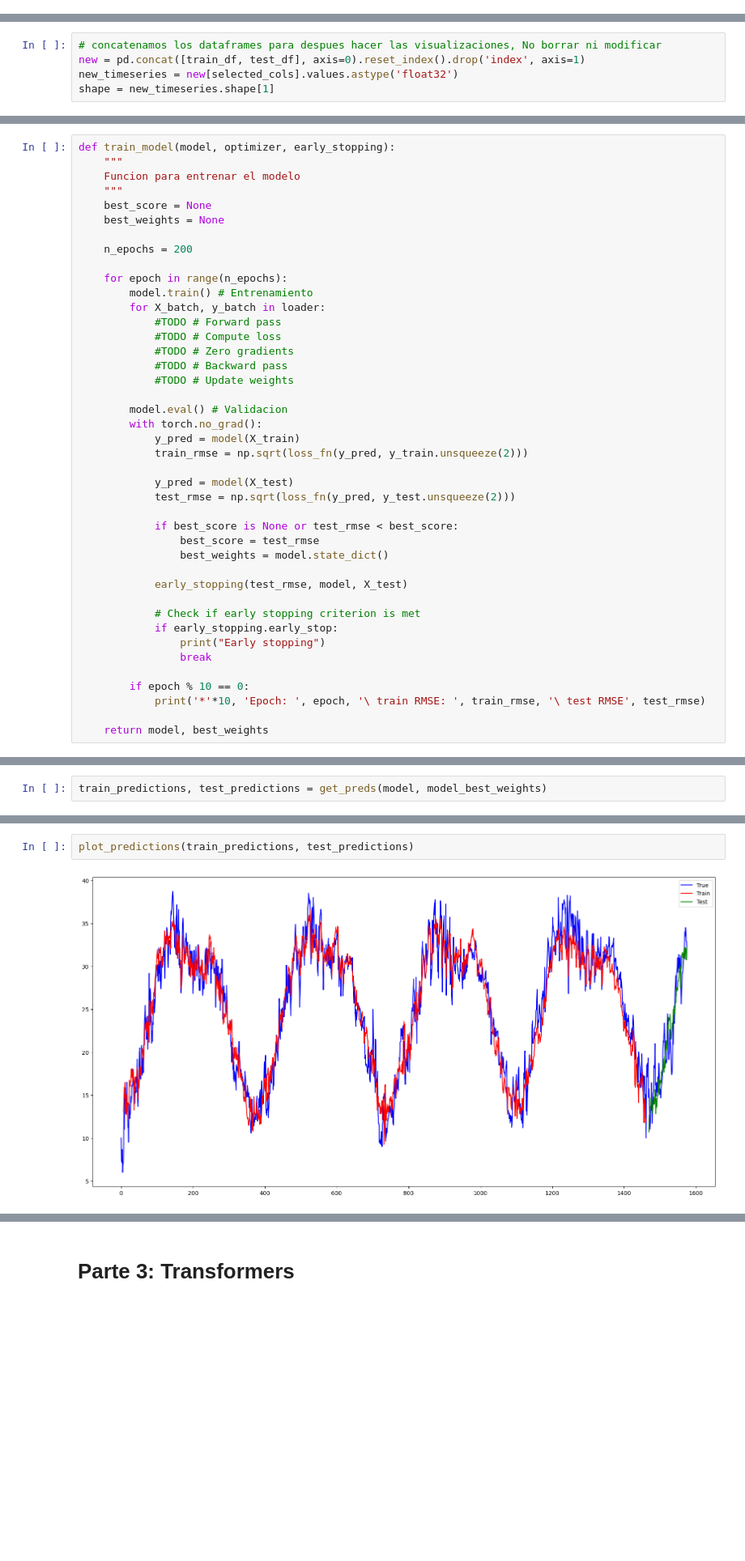
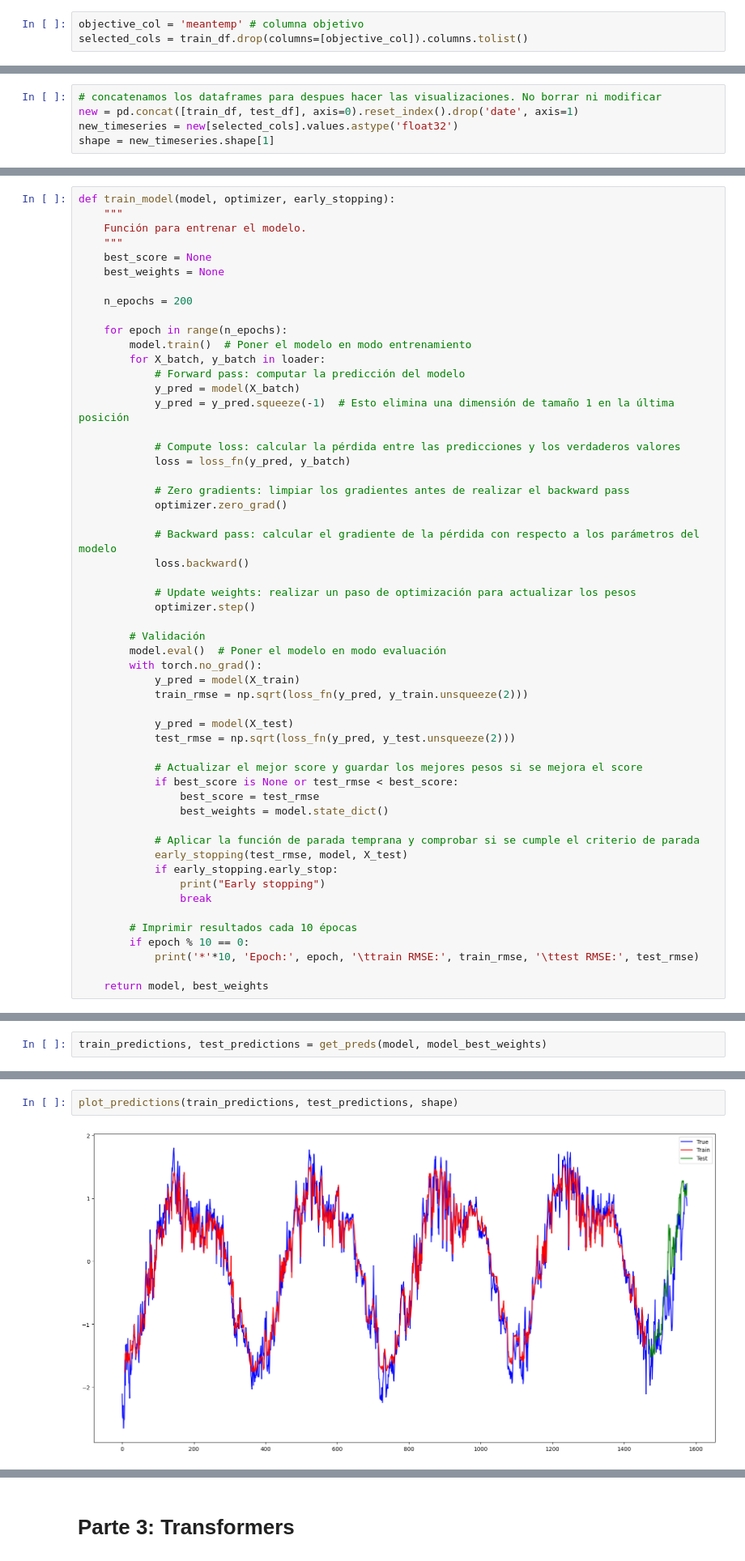
Before and after one commit to AlejandroVillazonG/Tareas_INF395, a Jupyter notebook: T3/T3.ipynb, the cells around one changed output, grey strips where cells are left out. Shown at 81% size. Drawn from its saved outputs; the diff is of its cells as text; blank space fills up the shorter version.

```diff
--- a/T3/T3.ipynb
+++ b/T3/T3.ipynb
@@ -79,3 +271,6 @@ selected_cols = train_df.drop(columns=objective_col).select_dtypes(include='numb
+# %%
+objective_col = 'meantemp' # columna objetivo
+selected_cols = train_df.drop(columns=[objective_col]).columns.tolist()
 # %%
 # IMPORTANTE: agregamos la columna objetivo al final de la lista, deben asegurarse de que este al final para el correcto funcionamiento del codigo
 selected_cols.append(objective_col)
@@ -86,8 +289,8 @@ selected_cols
 tr_timeseries = train_df[selected_cols].values.astype('float32')
 te_timeseries = test_df[selected_cols].values.astype('float32')
 # %%
-# concatenamos los dataframes para despues hacer las visualizaciones, No borrar ni modificar
-new = pd.concat([train_df, test_df], axis=0).reset_index().drop('index', axis=1)
+# concatenamos los dataframes para despues hacer las visualizaciones. No borrar ni modificar
+new = pd.concat([train_df, test_df], axis=0).reset_index().drop('date', axis=1)
 new_timeseries = new[selected_cols].values.astype('float32')
 shape = new_timeseries.shape[1]
 # %% [markdown]
@@ -217,7 +421,7 @@ class CustomEarlyStopping:
 # %%
 def train_model(model, optimizer, early_stopping):
     """
-    Funcion para entrenar el modelo
+    Función para entrenar el modelo.
     """
     best_score = None
     best_weights = None
@@ -225,15 +429,26 @@ def train_model(model, optimizer, early_stopping):
     n_epochs = 200
 
     for epoch in range(n_epochs):
-        model.train() # Entrenamiento
+        model.train()  # Poner el modelo en modo entrenamiento
         for X_batch, y_batch in loader:
-            #TODO # Forward pass
-            #TODO # Compute loss
-            #TODO # Zero gradients
-            #TODO # Backward pass
-            #TODO # Update weights
+            # Forward pass: computar la predicción del modelo
+            y_pred = model(X_batch)
+            y_pred = y_pred.squeeze(-1)  # Esto elimina una dimensión de tamaño 1 en la última posición
 
-        model.eval() # Validacion
+            # Compute loss: calcular la pérdida entre las predicciones y los verdaderos valores
+            loss = loss_fn(y_pred, y_batch)
+
+            # Zero gradients: limpiar los gradientes antes de realizar el backward pass
+            optimizer.zero_grad()
+
+            # Backward pass: calcular el gradiente de la pérdida con respecto a los parámetros del modelo
+            loss.backward()
+
+            # Update weights: realizar un paso de optimización para actualizar los pesos
+            optimizer.step()
+
+        # Validación
+        model.eval()  # Poner el modelo en modo evaluación
         with torch.no_grad():
             y_pred = model(X_train)
             train_rmse = np.sqrt(loss_fn(y_pred, y_train.unsqueeze(2)))
@@ -241,19 +456,20 @@ def train_model(model, optimizer, early_stopping):
             y_pred = model(X_test)
             test_rmse = np.sqrt(loss_fn(y_pred, y_test.unsqueeze(2)))
 
+            # Actualizar el mejor score y guardar los mejores pesos si se mejora el score
             if best_score is None or test_rmse < best_score:
                 best_score = test_rmse
                 best_weights = model.state_dict()
 
+            # Aplicar la función de parada temprana y comprobar si se cumple el criterio de parada
             early_stopping(test_rmse, model, X_test)
-
-            # Check if early stopping criterion is met
             if early_stopping.early_stop:
                 print("Early stopping")
                 break
 
+        # Imprimir resultados cada 10 épocas
         if epoch % 10 == 0:
-            print('*'*10, 'Epoch: ', epoch, '\ train RMSE: ', train_rmse, '\ test RMSE', test_rmse)
+            print('*'*10, 'Epoch:', epoch, '\ttrain RMSE:', train_rmse, '\ttest RMSE:', test_rmse)
 
     return model, best_weights
 # %%
@@ -329,5 +563,5 @@ train_predictions, test_predictions = get_preds(model, model_best_weights)
 # %%
-plot_predictions(train_predictions, test_predictions)
+plot_predictions(train_predictions, test_predictions, shape)
 # %% [output]
-[figure, old version]
+[figure, new version]
 # %%
```
Also changed, not shown: parts of 73 cells of this notebook.
